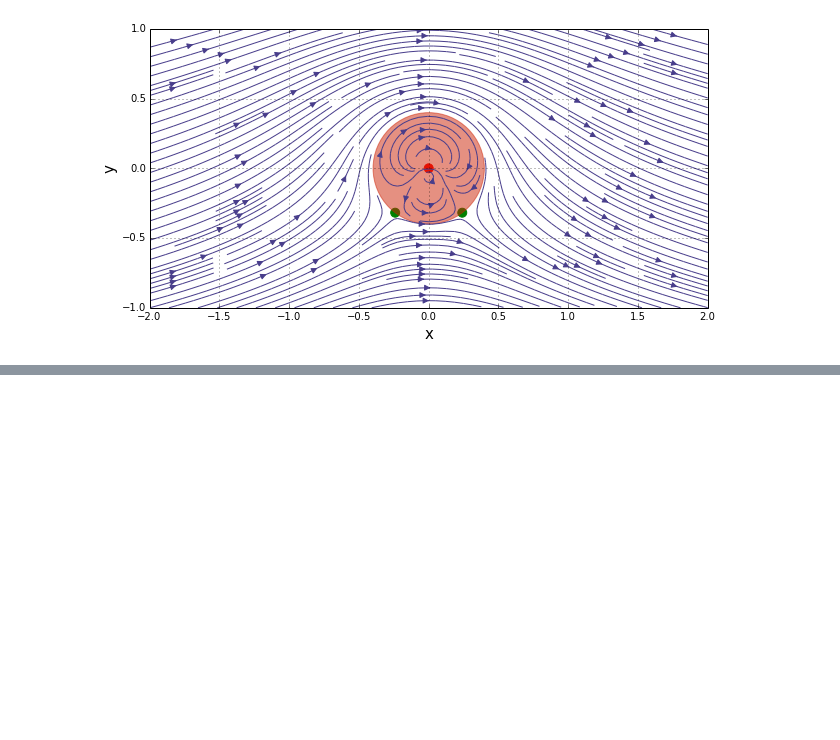
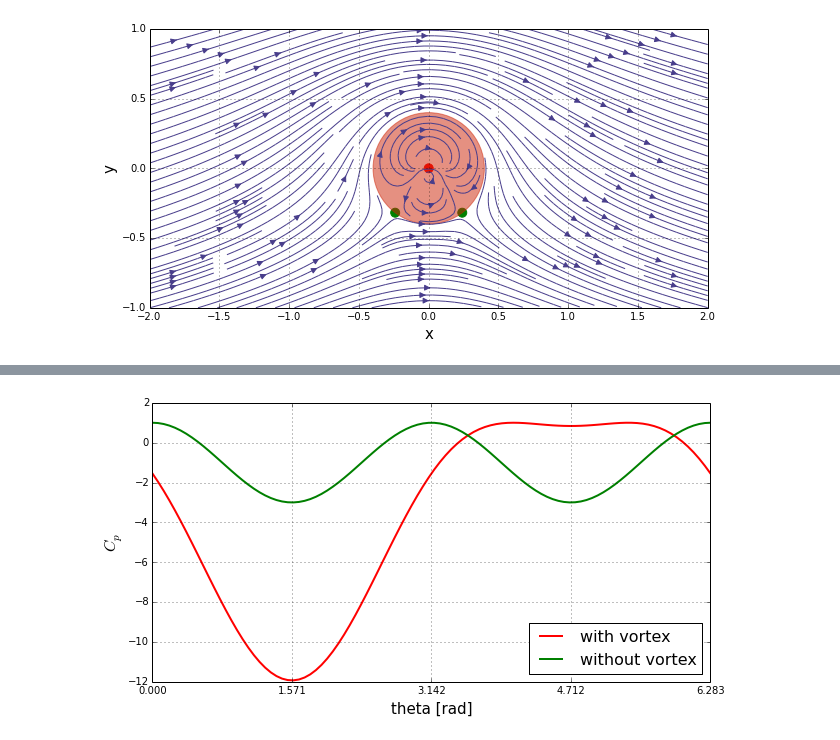
Before and after one commit to engamohd/AeroPython, a Jupyter notebook: my_codes/lesson06_mc.ipynb, the cells around one changed output, grey strips where cells are left out. Saved outputs shown, nothing was run; the diff lists cells and outputs as text; code cells hidden in the pictures; blank space fills up the shorter version.

```diff
--- a/my_codes/lesson06_mc.ipynb
+++ b/my_codes/lesson06_mc.ipynb
@@ -213,0 +240,28 @@ pyplot.streamplot(X, Y, u_tot, v_tot, density=2, linewidth=1, arrowsize=1.2,\
+# %%
+# calculates the surface tangential velocity on the cylinder
+theta = numpy.linspace(0, 2*numpy.pi, 100)
+u_theta = -2*U_inf*numpy.sin(theta) - Gamma/(2*numpy.pi*R)
+
+# computes the surface pressure coefficient
+Cp = 1.0 - (u_theta/U_inf)**2
+
+# if there was no vortex
+u_theta_no_vortex = -2*U_inf*numpy.sin(theta)
+Cp_no_vortex = 1.0 - (u_theta_no_vortex/U_inf)**2
+# %%
+#Plotting
+
+pyplot.figure(figsize=(10,5))      #set plot size
+pyplot.grid(True)                  #plot the grid
+
+pyplot.xlim(theta.min(), theta.max())              #set x-lim
+pyplot.xticks(numpy.linspace(0, 2*numpy.pi, 5))    #set x-ticks
+pyplot.xlabel('theta [rad]', fontsize=15)          #set x-label
+pyplot.ylabel('$C_p$', fontsize=16)                  #set y-label
+
+pyplot.plot(theta, Cp, color='r', linewidth=2, linestyle='-')
+pyplot.plot(theta, Cp_no_vortex, color='g', linewidth=2, linestyle='-');
+
+pyplot.legend(['with vortex', 'without vortex'], loc='best', prop={'size':16});
+# %% [output]
+[figure, added]
```
Also changed, not shown: parts of 1 cell of this notebook.
